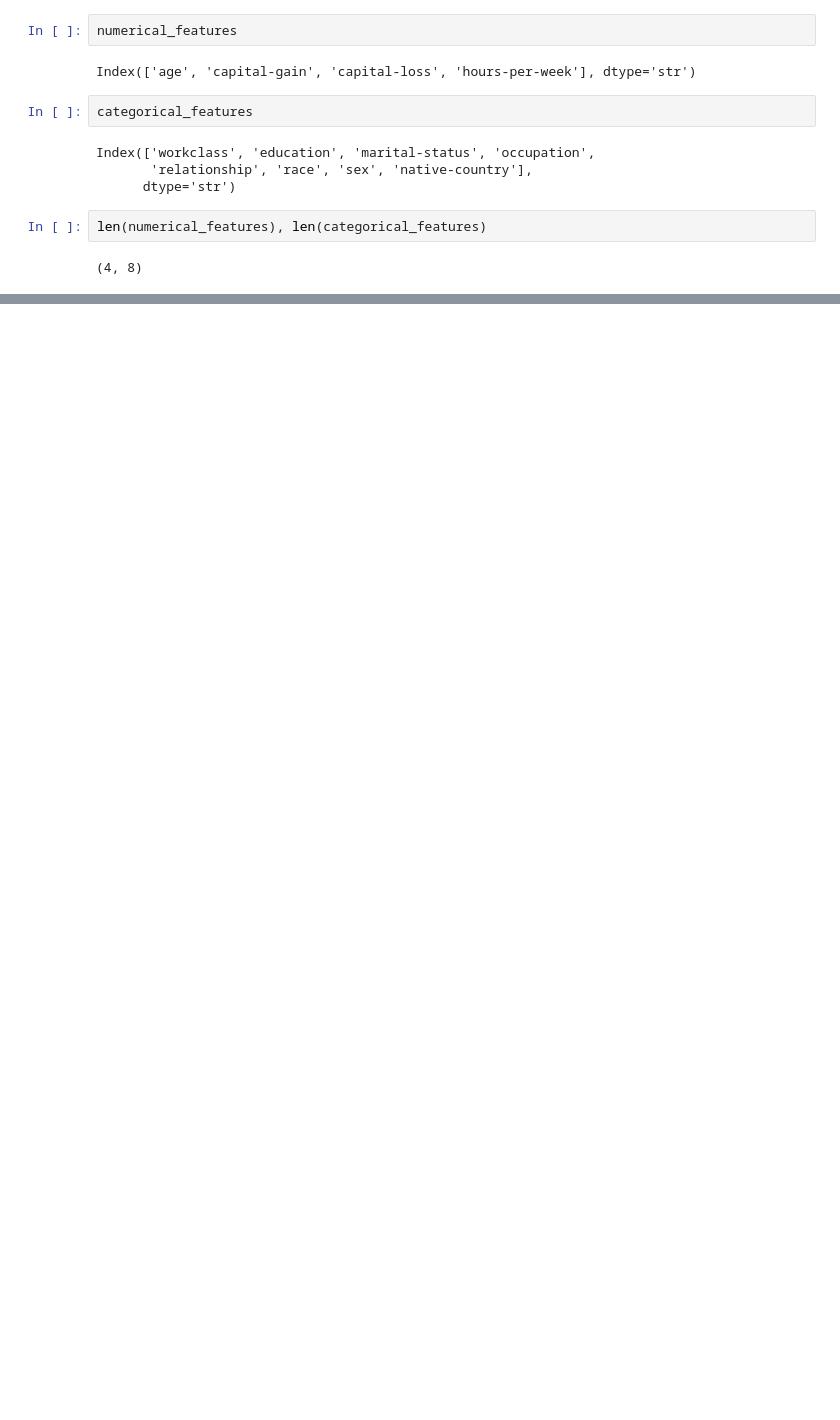
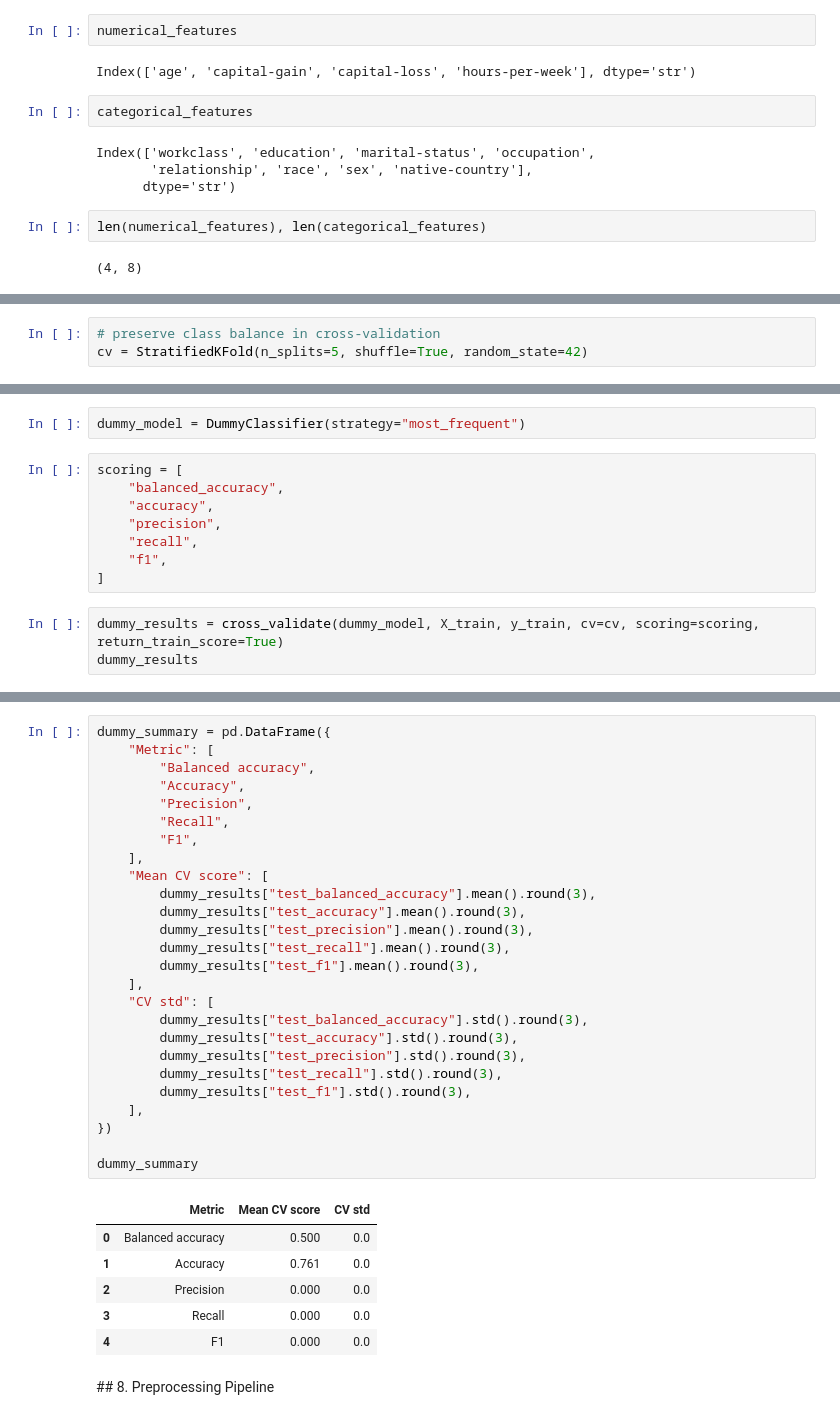
Before and after one commit to SimonYip22/adult-income-ml-classification, a Jupyter notebook: adult_income_workflow.ipynb, the cells around one changed output, grey strips where cells are left out. Saved outputs shown, nothing was run; the diff lists cells and outputs as text; blank space fills up the shorter version.

```diff
--- a/adult_income_workflow.ipynb
+++ b/adult_income_workflow.ipynb
@@ -419,0 +437,3 @@ len(numerical_features), len(categorical_features)
+# %%
+# preserve class balance in cross-validation
+cv = StratifiedKFold(n_splits=5, shuffle=True, random_state=42)
@@ -419,0 +442,13 @@ len(numerical_features), len(categorical_features)
+# %%
+dummy_model = DummyClassifier(strategy="most_frequent")
+# %%
+scoring = [
+    "balanced_accuracy",
+    "accuracy",
+    "precision",
+    "recall",
+    "f1",
+]
+# %%
+dummy_results = cross_validate(dummy_model, X_train, y_train, cv=cv, scoring=scoring, return_train_score=True)
+dummy_results
@@ -419,0 +468,35 @@ len(numerical_features), len(categorical_features)
+# %%
+dummy_summary = pd.DataFrame({
+    "Metric": [
+        "Balanced accuracy",
+        "Accuracy",
+        "Precision",
+        "Recall",
+        "F1",
+    ],
+    "Mean CV score": [
+        dummy_results["test_balanced_accuracy"].mean().round(3),
+        dummy_results["test_accuracy"].mean().round(3),
+        dummy_results["test_precision"].mean().round(3),
+        dummy_results["test_recall"].mean().round(3),
+        dummy_results["test_f1"].mean().round(3),
+    ],
+    "CV std": [
+        dummy_results["test_balanced_accuracy"].std().round(3),
+        dummy_results["test_accuracy"].std().round(3),
+        dummy_results["test_precision"].std().round(3),
+        dummy_results["test_recall"].std().round(3),
+        dummy_results["test_f1"].std().round(3),
+    ],
+})
+
+dummy_summary
+# %% [output]
+|  | Metric | Mean CV score | CV std |
+| 0 | Balanced accuracy | 0.500 | 0.0 |
+| 1 | Accuracy | 0.761 | 0.0 |
+| 2 | Precision | 0.000 | 0.0 |
+| 3 | Recall | 0.000 | 0.0 |
+| 4 | F1 | 0.000 | 0.0 |
+# %% [markdown]
+## 8. Preprocessing Pipeline
```
Also changed, not shown: parts of 6 cells of this notebook.
